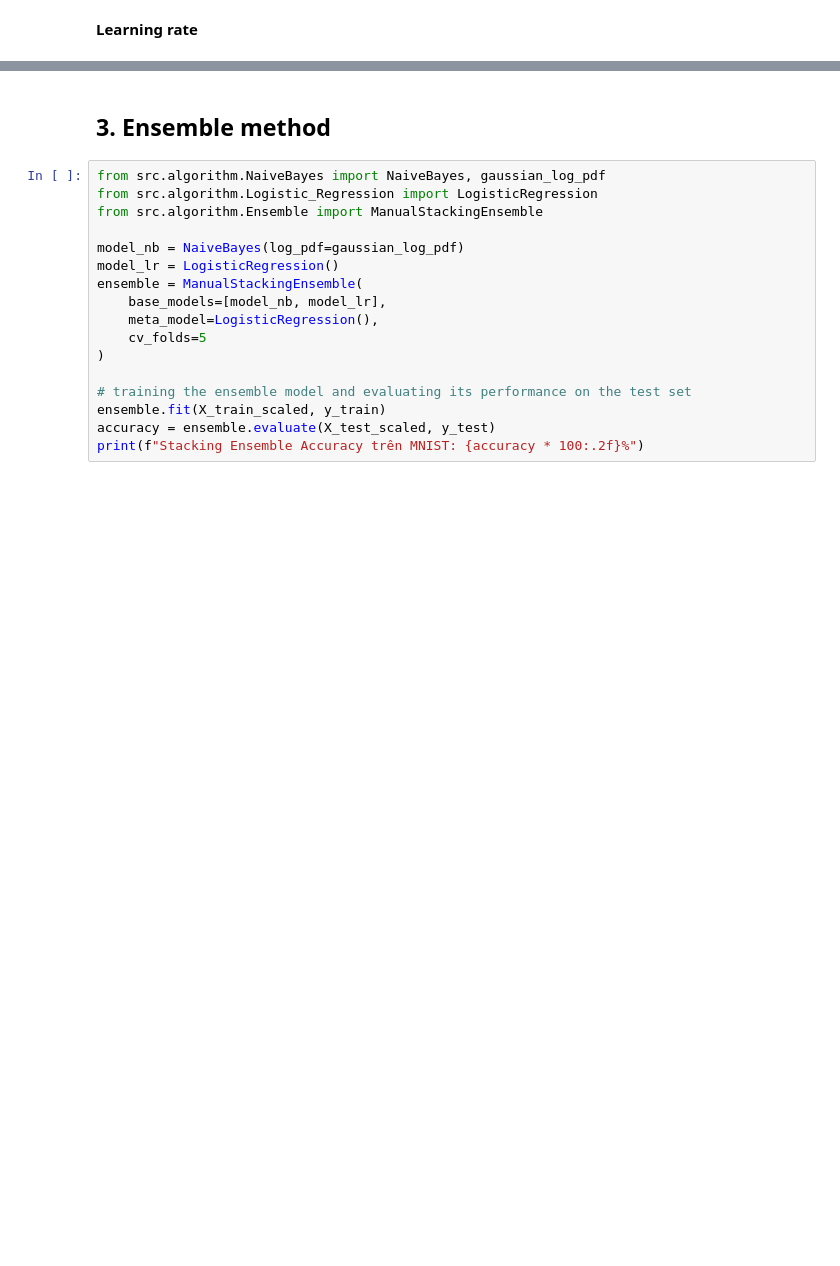
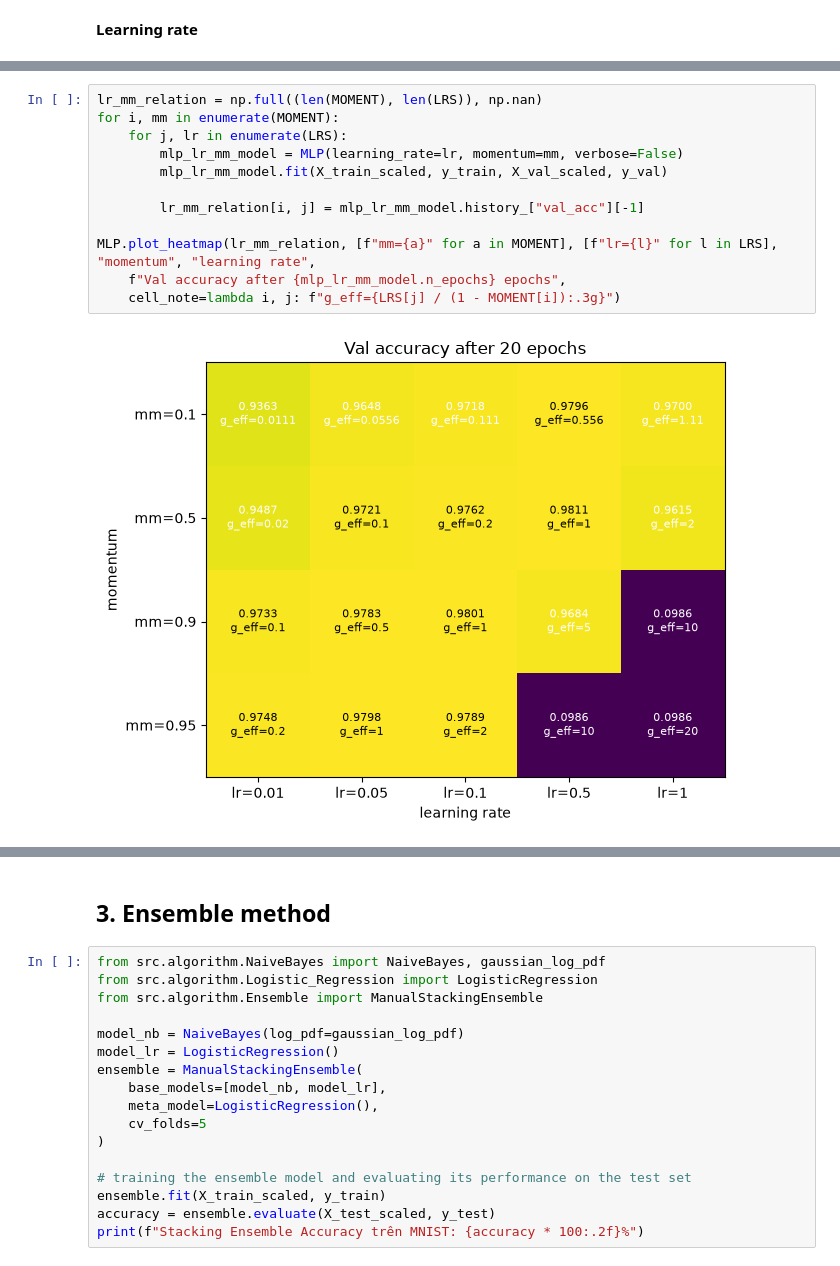
Before and after one commit to ddkhoa83/handwritten_text_recognition, a Jupyter notebook: notebooks/main.ipynb, the cells around one changed output, grey strips where cells are left out. Drawn from its saved outputs; the diff is of its cells as text; blank space fills up the shorter version.

```diff
--- a/notebooks/main.ipynb
+++ b/notebooks/main.ipynb
@@ -265,0 +257,14 @@ MLP.acc_loss_history_plot(mlp_momen_result, "MLP with momentum 0.1 - 0.5 - 0.9 -
+# %%
+lr_mm_relation = np.full((len(MOMENT), len(LRS)), np.nan)
+for i, mm in enumerate(MOMENT):
+    for j, lr in enumerate(LRS):
+        mlp_lr_mm_model = MLP(learning_rate=lr, momentum=mm, verbose=False)
+        mlp_lr_mm_model.fit(X_train_scaled, y_train, X_val_scaled, y_val)
+
+        lr_mm_relation[i, j] = mlp_lr_mm_model.history_["val_acc"][-1]
+
+MLP.plot_heatmap(lr_mm_relation, [f"mm={a}" for a in MOMENT], [f"lr={l}" for l in LRS], "momentum", "learning rate",
+    f"Val accuracy after {mlp_lr_mm_model.n_epochs} epochs",
+    cell_note=lambda i, j: f"g_eff={LRS[j] / (1 - MOMENT[i]):.3g}")
+# %% [output]
+[figure, added]
```
Also changed, not shown: parts of 20 cells of this notebook, 1 other file.
